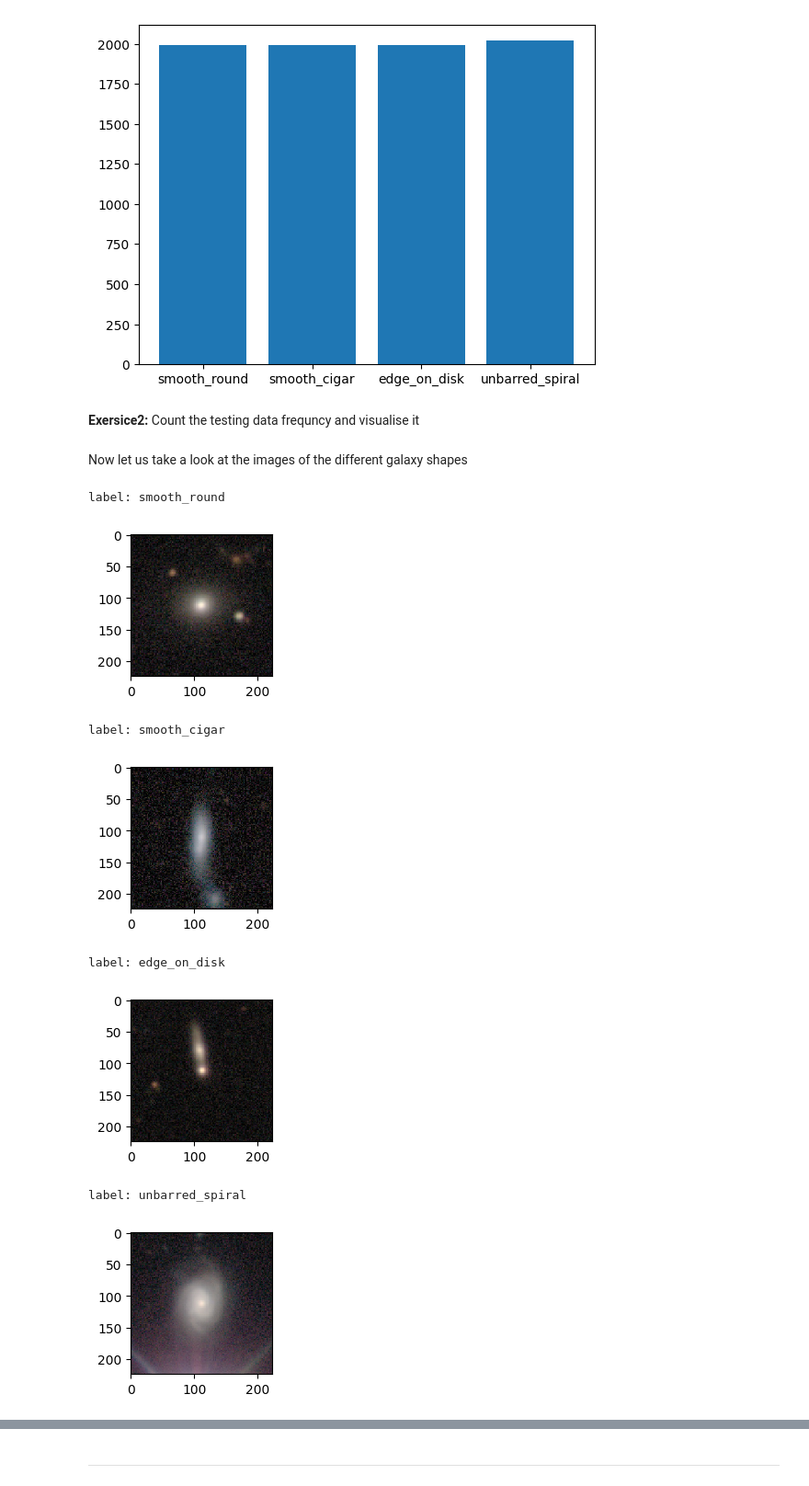
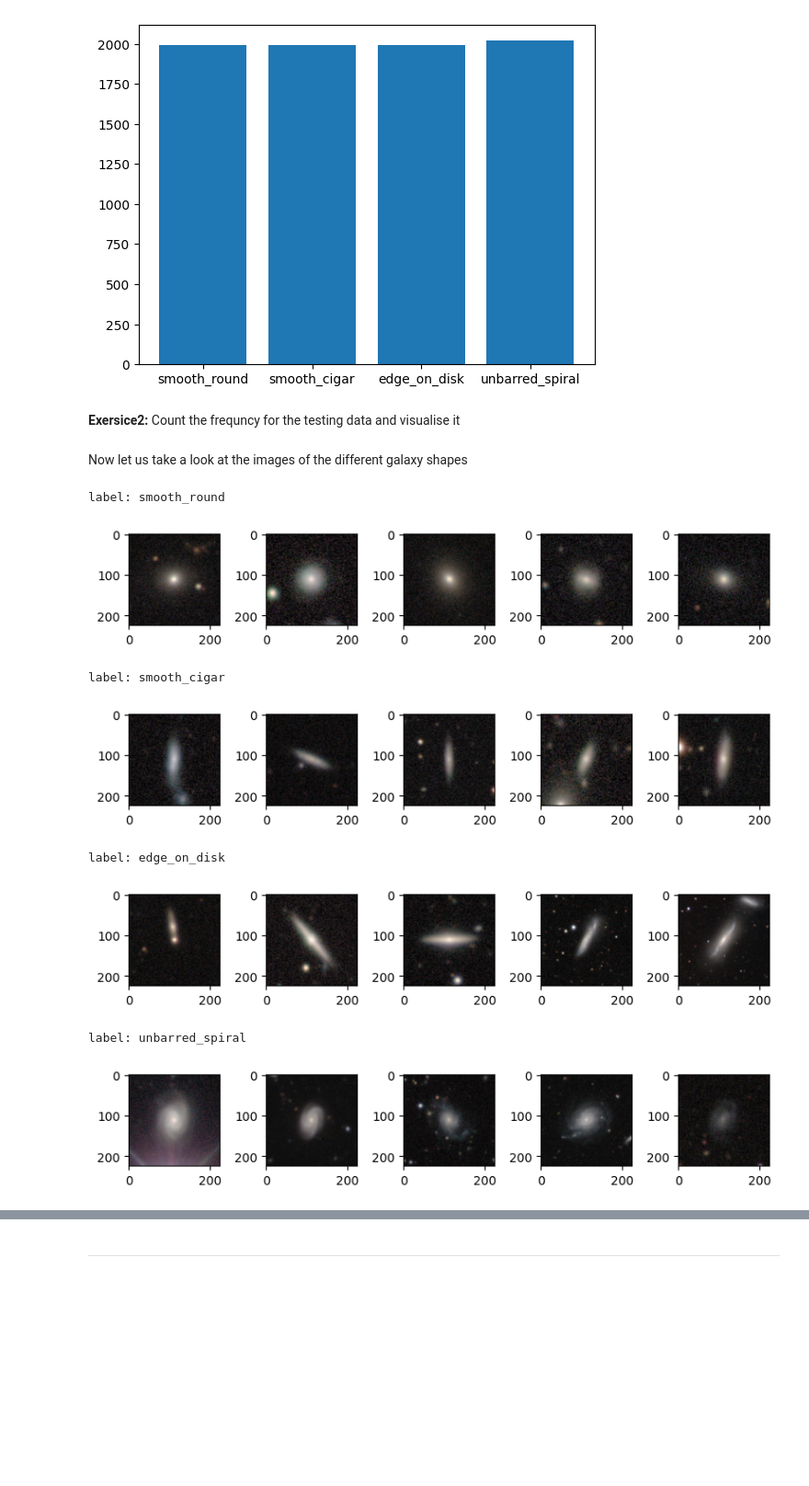
Before and after one commit to ezrafielding/galaxy-cluster, a Jupyter notebook: 1-PreProcessing.ipynb, the cells around one changed output, grey strips where cells are left out. Shown at 92% size. Cells and saved outputs as stored; diff of their text form; code cells hidden in the pictures; blank space fills up the shorter version.

Commit message:
tut1 is done, fixed the english and add 5 images per row

```diff
--- a/1-PreProcessing.ipynb
+++ b/1-PreProcessing.ipynb
@@ -118,7 +118,7 @@ Dict: {'smooth_round': 1993, 'smooth_cigar': 1994, 'edge_on_disk': 1993, 'unbarr
 [figure]
 # %% [markdown]
 **Exersice2:**
-Count the testing data frequncy and visualise it
+Count the frequncy for the testing data and visualise it
 # %%
 ### -- Code here --
 # %% [markdown]
@@ -132,19 +132,24 @@ class1 = np.where (np.array(labels_train) == 1 )
 class2 = np.where (np.array(labels_train) == 2 )
 class3 = np.where (np.array(labels_train) == 3 )
 # %%
+rows = 1
+columns = 5
 for classArr in [class0, class1, class2, class3]:
-    plt.figure(figsize=(2, 2))
-    train_image, train_label = dataset_train[classArr[0][0]]
+    fig = plt.figure(figsize=(8, 8))
+    for i in range (5):
+        train_image, train_label = dataset_train[classArr[0][i]]
+        fig.add_subplot(rows, columns, i+1)
+        plt.imshow(train_image)
     print("label: "+str(GalaxyMNISTHighrez.classes[train_label]))
-    plt.imshow(train_image, interpolation='nearest')
-    plt.show()
+    plt.tight_layout()
+    plt.show()     # increase the number of images per class
 # %% [output]
 label: smooth_round
-[figure, old version]
+[figure, new version]
 label: smooth_cigar
-[figure, old version]
+[figure, new version]
 label: edge_on_disk
-[figure, old version]
+[figure, new version]
 label: unbarred_spiral
-[figure, old version]
+[figure, new version]
 # %% [markdown]
```
Also changed, not shown: parts of 20 cells of this notebook, 4 other files.
